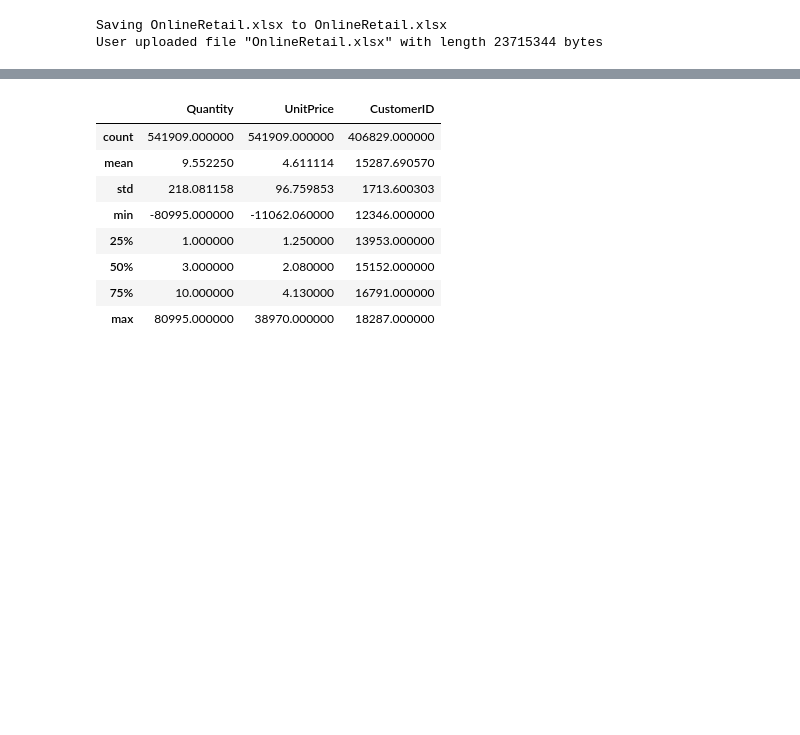
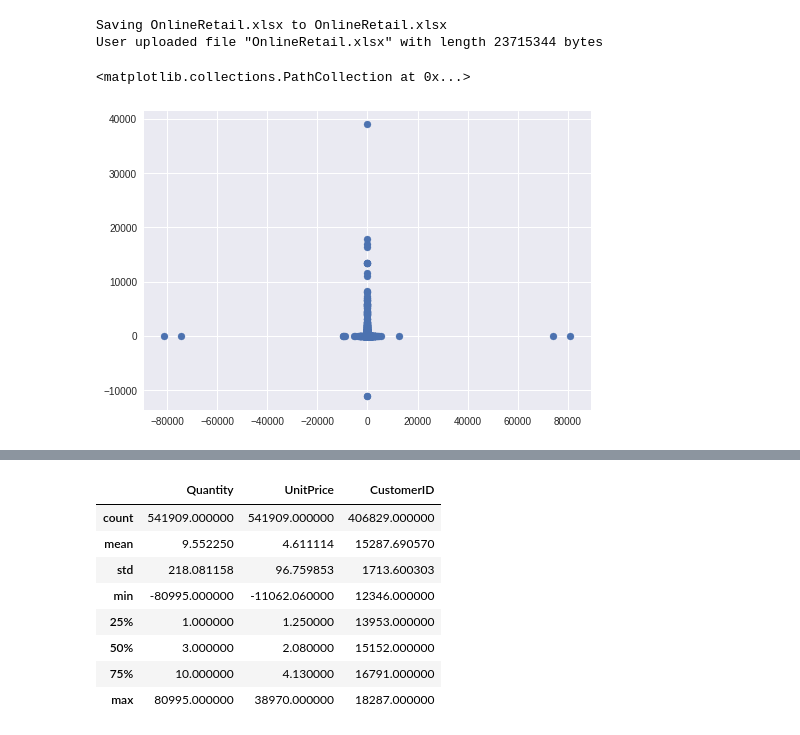
Before and after one commit to anny17/online-retail-dataset, a Jupyter notebook: KNN.ipynb, the cells around one changed output, grey strips where cells are left out. Cells and saved outputs as stored; diff of their text form; code cells hidden in the pictures; blank space fills up the shorter version.

```diff
--- a/KNN.ipynb
+++ b/KNN.ipynb
@@ -21,3 +21,8 @@ Saving OnlineRetail.xlsx to OnlineRetail.xlsx
 User uploaded file "OnlineRetail.xlsx" with length 23715344 bytes
 # %%
 d = pd.read_excel("OnlineRetail.xlsx")
+# %%
+plt.scatter(d['Quantity'],d['UnitPrice'])
+# %% [output]
+<matplotlib.collections.PathCollection at 0x...>
+[figure, added]
```
Also changed, not shown: parts of 5 cells of this notebook.
